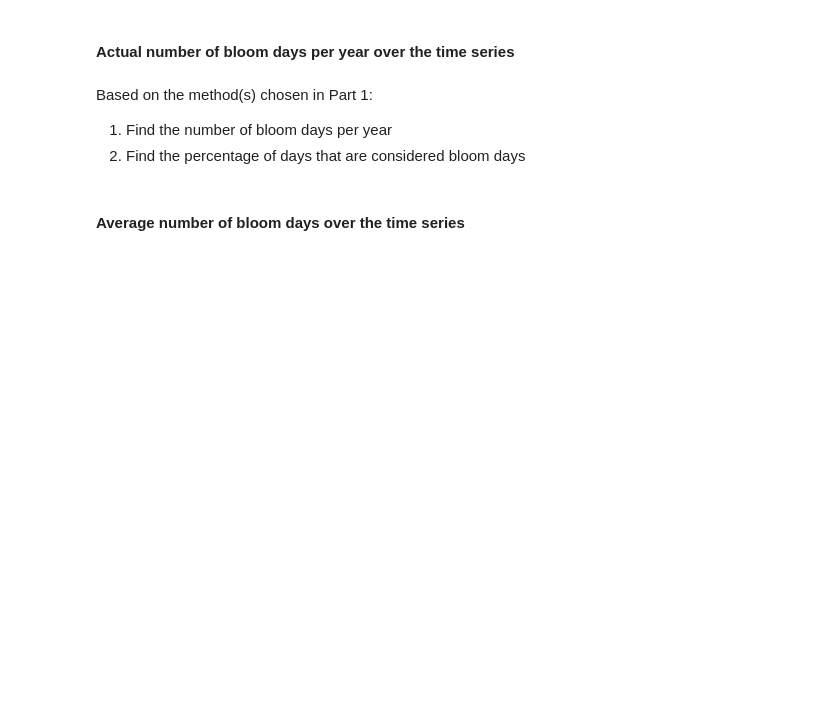
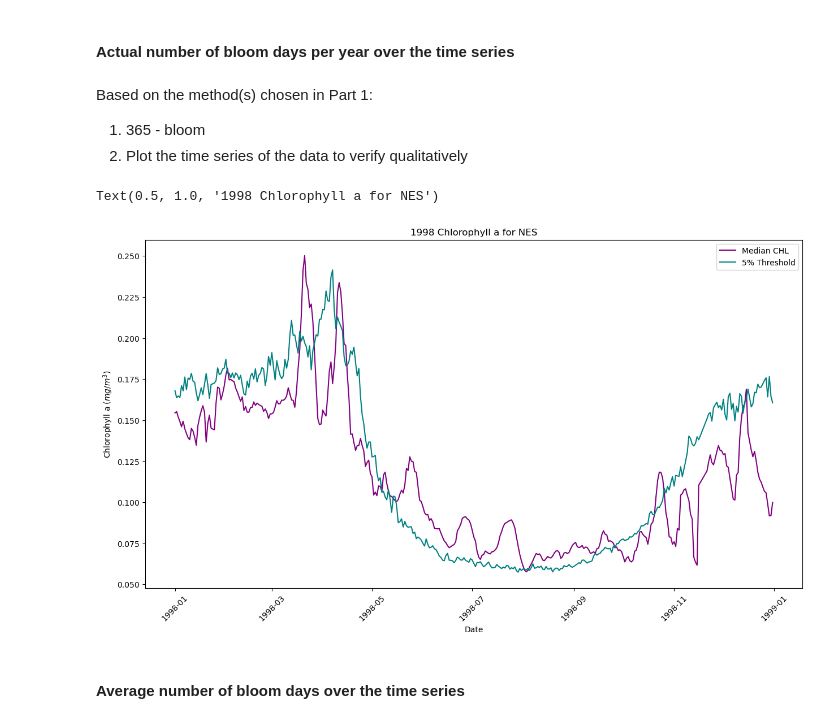
Before and after one commit to gdavis5/phytoplankton_Hollings_project, a Jupyter notebook: Phytoplankton_Phenology_NWA.ipynb, the cells around one changed output. Cells and saved outputs as stored; diff of their text form; code cells hidden in the pictures; blank space fills up the shorter version.

```diff
--- a/Phytoplankton_Phenology_NWA.ipynb
+++ b/Phytoplankton_Phenology_NWA.ipynb
@@ -47,8 +132,37 @@ import rioxarray
 #### Actual number of bloom days per year over the time series
 # %% [markdown]
 Based on the method(s) chosen in Part 1:
-1. Find the number of bloom days per year
-1. Find the percentage of days that are considered bloom days
+1. 365 - bloom
+1. Plot the time series of the data to verify qualitatively
+# %%
+path = r'C:\Users\grace.davis\Documents\GitHub\DATASETS\OCCCI\V6.0\PRODUCTS\NWA_4KM_DAY8\CHL\D8_1998*.nc'
+files = xr.open_mfdataset(path)
+clim_files = xr.open_mfdataset(r'C:\Users\grace.davis\Documents\GitHub\DATASETS\OCCCI\V6.0\PRODUCTS\NWA_4KM_CLIMATOLOGY\CHL\DOY*.nc')
+# %%
+# Time Series of Chl-a
+med_CHL = files.CHL_median
+med_CHL = med_CHL.median(dim=['lat','lon'])
+clim_med_CHL = clim_files.CHL_median
+clim_med_CHL = clim_med_CHL.groupby('time.dayofyear').first() #Makes days numbered 1-365
+clim_med_CHL = clim_med_CHL.sel(dayofyear=med_CHL.time.dt.dayofyear) #Matches climatology dates (1-365) with the same day of year in the 1998 file
+clim_med_CHL = clim_med_CHL.median(dim=['lat','lon'])
+clim_thld = clim_med_CHL*(1.05)
+fig = plt.figure(figsize=(15,8))
+plt.plot(med_CHL.time.values,med_CHL,c='purple',label='Median CHL')
+#plt.plot(clim_med_CHL.time.values,clim_med_CHL,c='turquoise',label='Climatological Median')
+plt.plot(clim_thld.time.values,clim_thld,c='teal',label='5% Threshold')
+plt.legend()
+plt.xticks(rotation=45)
+plt.ylabel('Chlorophyll a ($mg/m^3$)')
+plt.xlabel('Date')
+#upper_error = clim_med_CHL*0.05
+#lower_error = np.zeros_like(upper_error) #creates an array of zeroes
+#error = [lower_error,upper_error]
+#plt.errorbar(clim_med_CHL.time.values,clim_med_CHL,yerr=error,c='turquoise')
+plt.title('1998 Chlorophyll a for NES')
+# %% [output]
+Text(0.5, 1.0, '1998 Chlorophyll a for NES')
+[figure, added]
 # %% [markdown]
 #### Average number of bloom days over the time series
 # %% [markdown]
```
Also changed, not shown: parts of 12 cells of this notebook.
